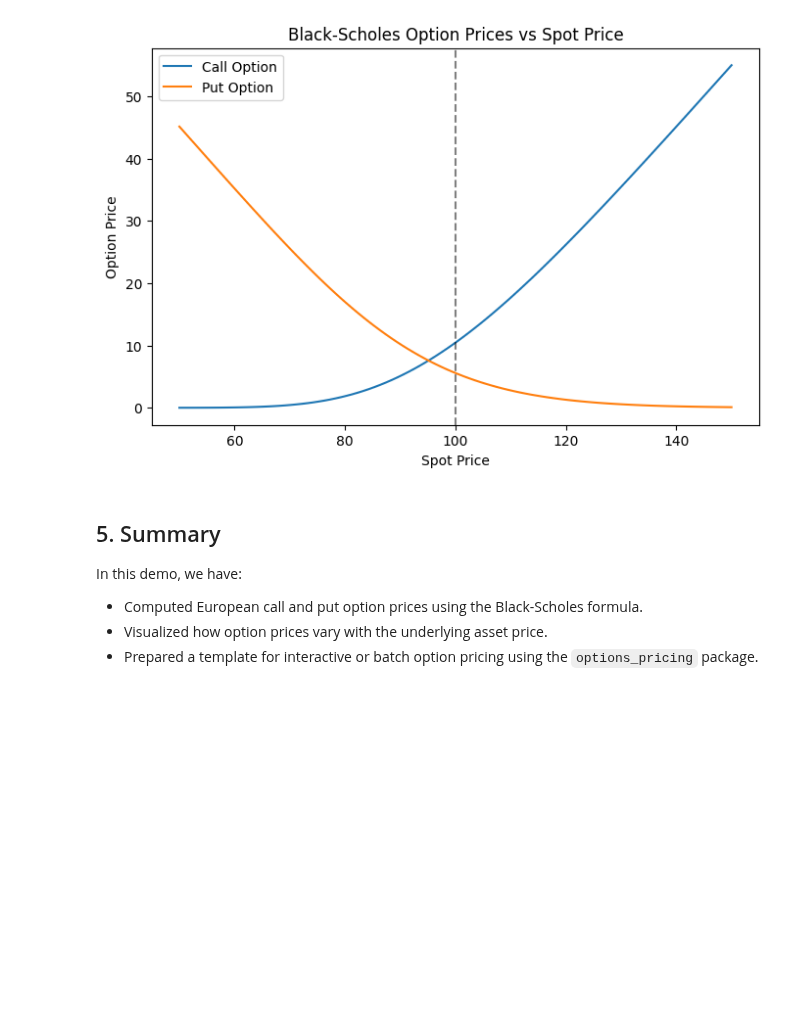
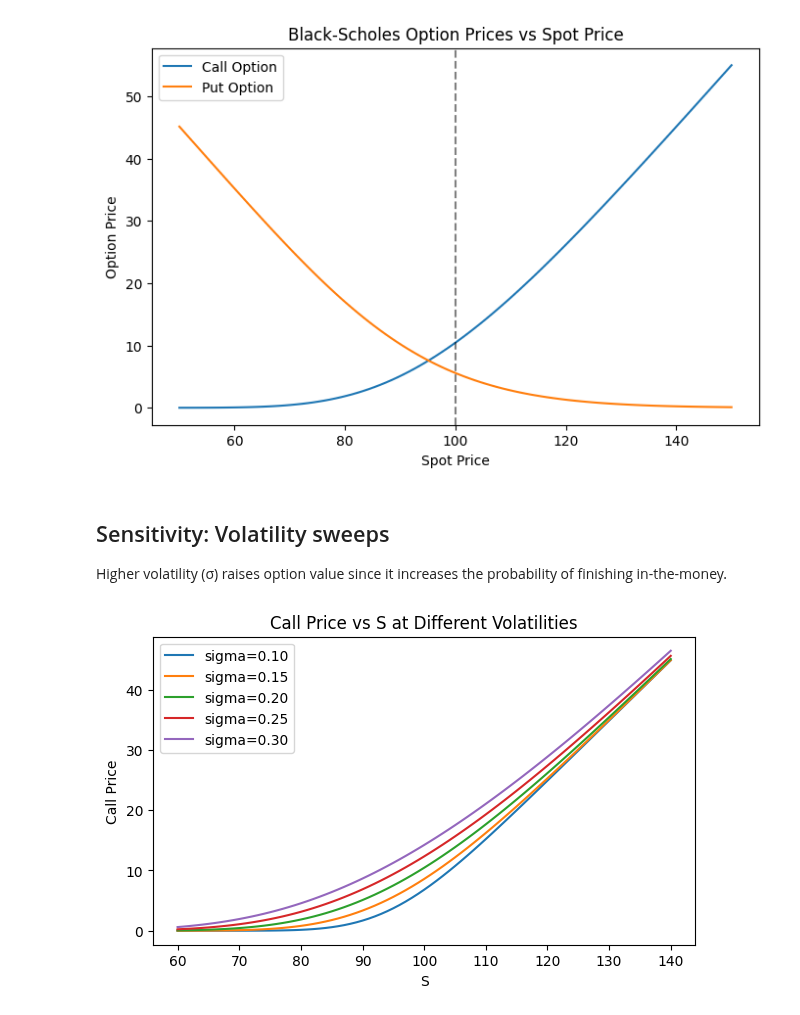
Before and after one commit to Kapizza/options-pricing-library, a Jupyter notebook: notebooks/01_black_scholes_demo.ipynb, the cells around one changed output. Drawn from its saved outputs; the diff is of its cells as text; code cells hidden in the pictures; blank space fills up the shorter version.

Commit message:
update Black-Scholes demo. Added Volatility sweeps and log-moneyness analysis.

```diff
--- a/notebooks/01_black_scholes_demo.ipynb
+++ b/notebooks/01_black_scholes_demo.ipynb
@@ -67,11 +81,19 @@ plt.legend()
 plt.show()
 # %% [output]
 [figure]
-# %% [markdown]
-## 5. Summary
-
-In this demo, we have:
-
-- Computed European call and put option prices using the Black-Scholes formula.
-- Visualized how option prices vary with the underlying asset price.
-- Prepared a template for interactive or batch option pricing using the `options_pricing` package.
+# %% [markdown]
+## Sensitivity: Volatility sweeps
+
+Higher volatility (σ) raises option value since it increases the probability of finishing in-the-money.
+# %%
+# Heatmap-like line grid: Price over S for multiple volatilities
+S_grid = np.linspace(60, 140, 81)
+sigmas = [0.10, 0.15, 0.20, 0.25, 0.30]
+plt.figure(figsize=(7,4))
+for sig in sigmas:
+    curve = [black_scholes_price(s, K, T, r, sig, 'call') for s in S_grid]
+    plt.plot(S_grid, curve, label=f'sigma={sig:.2f}')
+plt.title('Call Price vs S at Different Volatilities')
+plt.xlabel('S'); plt.ylabel('Call Price'); plt.legend(); plt.show()
+# %% [output]
+[figure, added]
```
Also changed, not shown: parts of 13 cells of this notebook.
